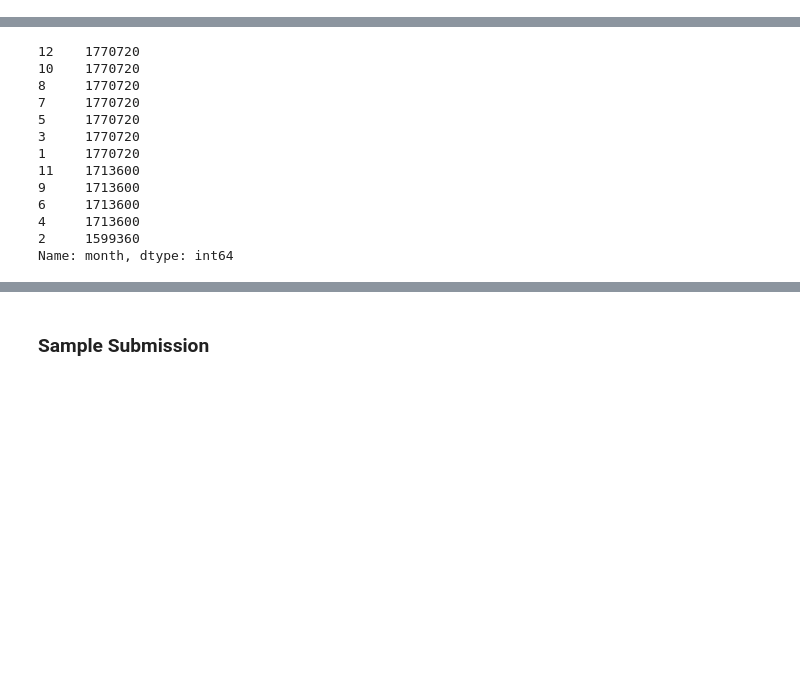
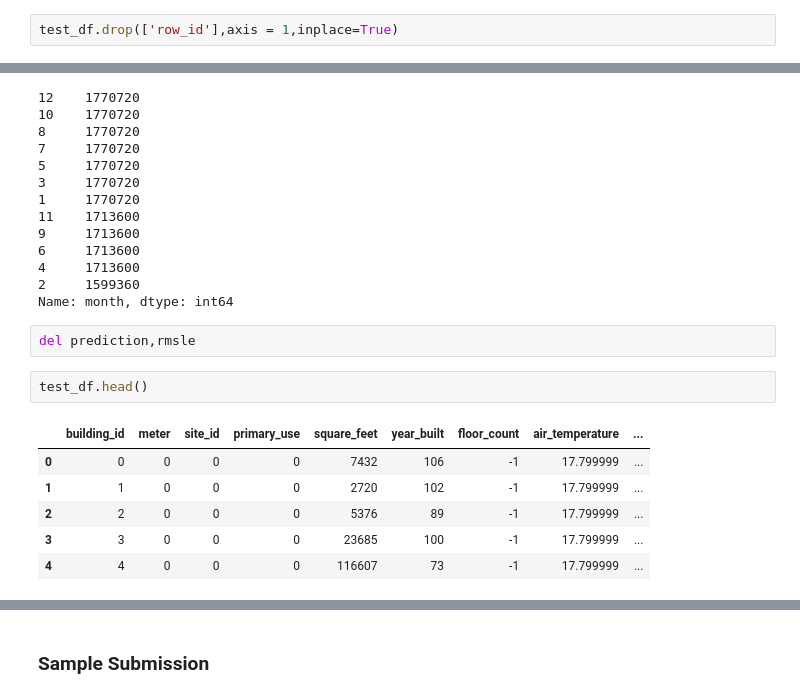
Before and after one commit to RamjiB/ASHRAE---Great-Energy-Predictor-III, a Jupyter notebook: Basic model.ipynb, the cells around one changed output, grey strips where cells are left out. Saved outputs shown, nothing was run; the diff lists cells and outputs as text; blank space fills up the shorter version.

```diff
--- a/Basic model.ipynb
+++ b/Basic model.ipynb
@@ -698,6 +776,8 @@ hour                    uint8
 minute                  uint8
 second                  uint8
 dtype: object
+# %%
+test_df.drop(['row_id'],axis = 1,inplace=True)
 # %%
 test_df.shape
 # %% [output]
@@ -740,3 +820,14 @@ test_df[test_df['year'] == 2017].month.value_counts()
 4     1713600
 2     1599360
 Name: month, dtype: int64
+# %%
+del prediction,rmsle
+# %%
+test_df.head()
+# %% [output]
+|  | building_id | meter | site_id | primary_use | square_feet | year_built | floor_count | air_temperature | ... |
+| 0 | 0 | 0 | 0 | 0 | 7432 | 106 | -1 | 17.799999 | ... |
+| 1 | 1 | 0 | 0 | 0 | 2720 | 102 | -1 | 17.799999 | ... |
+| 2 | 2 | 0 | 0 | 0 | 5376 | 89 | -1 | 17.799999 | ... |
+| 3 | 3 | 0 | 0 | 0 | 23685 | 100 | -1 | 17.799999 | ... |
+| 4 | 4 | 0 | 0 | 0 | 116607 | 73 | -1 | 17.799999 | ... |
```
Also changed, not shown: parts of 21 cells of this notebook.
